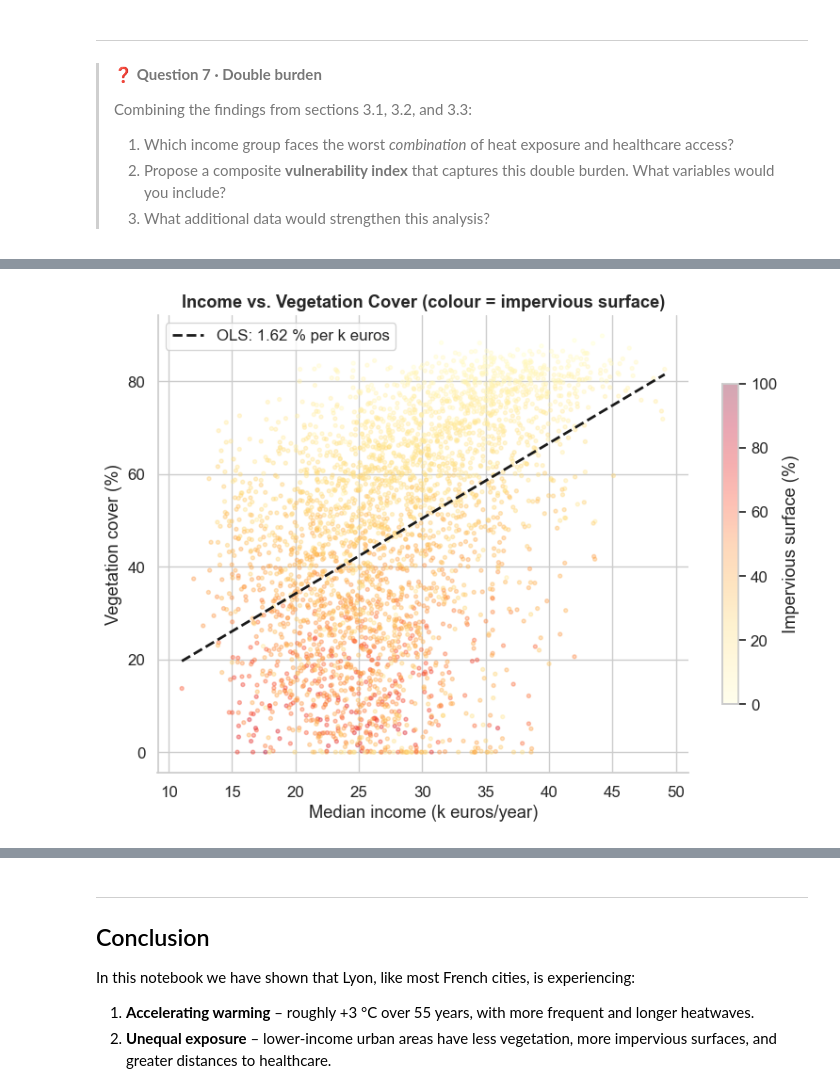
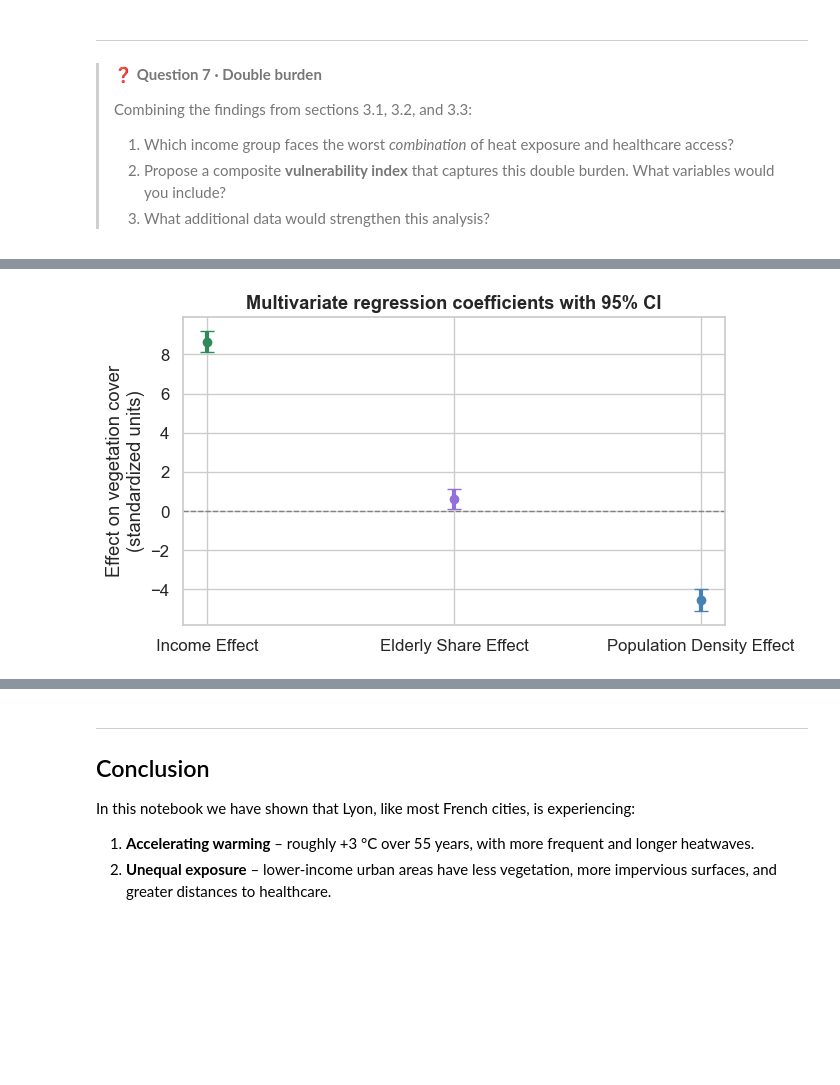
Before and after one commit to colinlenoble/TD1_sciencespo, a Jupyter notebook: uhi_lesson_with_questions.ipynb, the cells around one changed output, grey strips where cells are left out. Drawn from its saved outputs; the diff is of its cells as text; code cells hidden in the pictures; blank space fills up the shorter version.

```diff
--- a/uhi_lesson_with_questions.ipynb
+++ b/uhi_lesson_with_questions.ipynb
@@ -533,10 +847,16 @@ We now test whether socioeconomic status predicts exposure to heat risk factors.
 We divide the study area into **income deciles** (D1 = poorest 10%, D10 = richest 10%)
 and compare four indicators across deciles.
 # %%
-# Work only on polygons with population data and urban LCZ (class < 10)
-dt = lcz.dropna(subset=['ind_snv', 'ver', 'ror']).copy()
-dt = dt[dt['lcz_int'] < 10]     # exclude natural / rural zones
+# Convert the xarray dataset to a tabular dataframe
+lcz = ds_clip.to_dataframe().reset_index()
 
-dt['decile_snv'] = pd.qcut(dt['ind_snv'], 10, labels=False)
+# Work only on cells with population/income data and urban LCZ (class < 10)
+dt = lcz.dropna(subset=['lcz_int', 'ind_snv', 'ver', 'ror', 'dist_hospital',
+                        'dist_clinic', 'dist_doctors']).copy()
+dt = dt[dt['lcz_int'] < 10].copy()   # exclude natural / rural zones
+
+# Income deciles
+dt['decile_snv'] = pd.qcut(dt['ind_snv'].rank(method='first'), 10, labels=False)
+
 print(f"Urban polygons with income data: {len(dt):,}")
 # %% [output]
@@ -656,30 +1010,46 @@ A direct scatter plot at polygon level, coloured by impervious surface.
 # %%
-fig, ax = plt.subplots(figsize=(8, 6))
+import statsmodels.api as sm
 
-mask = dt['ind_snv'].notna() & dt['ver'].notna()
-sc = ax.scatter(dt.loc[mask, 'ind_snv'] / 1000,
-                dt.loc[mask, 'ver'],
-                c=dt.loc[mask, 'ror'],
-                cmap='YlOrRd', alpha=0.35, s=8, vmin=0, vmax=100)
-cbar = fig.colorbar(sc, ax=ax, shrink=0.7)
-cbar.set_label('Impervious surface (%)')
+ver_flat = dt['ver'].to_numpy(float)
+snv_flat = dt['ind_snv'].to_numpy(float)
+ind_flat = dt['ind'].to_numpy(float)
+elderly_rate = (dt['ind_80p'] / dt['ind']).to_numpy(float)
 
-# OLS line
-Xs = dt.loc[mask, 'ind_snv'].values / 1000
-Ys = dt.loc[mask, 'ver'].values
-sl, ic = np.polyfit(Xs, Ys, 1)
-Xline = np.linspace(Xs.min(), Xs.max(), 200)
-ax.plot(Xline, ic + sl * Xline, 'k--', linewidth=2,
-        label=f'OLS: {sl:.2f} % per k euros')
+#normalize everything to have comparable scales (k€ for income, % for elderly share)
+from sklearn.preprocessing import StandardScaler
+scaler = StandardScaler()
+snv_scaled = scaler.fit_transform(snv_flat.reshape(-1, 1)).flatten()
+elderly_scaled = scaler.fit_transform(elderly_rate.reshape(-1, 1)).flatten()
+ind_scaled = scaler.fit_transform(ind_flat.reshape(-1, 1)).flatten()
 
-ax.set_xlabel('Median income (k euros/year)')
-ax.set_ylabel('Vegetation cover (%)')
-ax.set_title('Income vs. Vegetation Cover (colour = impervious surface)',
-             fontweight='bold')
-ax.legend(frameon=True)
-sns.despine()
-plt.tight_layout()
-plt.show()
+# Prepare data
+mask = np.isfinite(ver_flat) & np.isfinite(snv_flat) & np.isfinite(elderly_rate)
 
-print(f"Correlation (income, vegetation): {np.corrcoef(Xs, Ys)[0,1]:.3f}")
+X = sm.add_constant(np.column_stack([
+    snv_scaled[mask] ,       # income in k€
+    elderly_scaled[mask],     # elderly share in percentage points
+    ind_scaled[mask],       # population density in thousands per km²
+]))
+y = ver_flat[mask]  # vegetation cover in percentage points
+model = sm.OLS(y, X).fit()
+
+# Coefficients + confidence intervals
+coefs = model.params[1:]       # exclude intercept
+conf = model.conf_int()
+if isinstance(conf, np.ndarray):
+    conf = pd.DataFrame(conf, columns=["low", "high"])
+conf = conf.iloc[1:]  # drop intercept
+labels = ["Income Effect", "Elderly Share Effect", "Population Density Effect"]
+colors = ['seagreen', 'mediumpurple', 'steelblue']
+
+fig, ax = plt.subplots(figsize=(7, 4))
+for idx, (label, coef, color) in enumerate(zip(labels, coefs, colors)):
+    ax.errorbar(idx, coef,
+                yerr=[[coef - conf["low"].iloc[idx]], [conf["high"].iloc[idx] - coef]],
+                fmt='o', color=color, ecolor=color, elinewidth=3, capsize=5)
+ax.set_xticks(range(len(labels)))
+ax.set_xticklabels(labels)
+ax.axhline(0, color='gray', linestyle='--', linewidth=1)
+ax.set_ylabel("Effect on vegetation cover\n(standardized units)")
+ax.set_title("Multivariate regression coefficients with 95% CI", fontweight='bold')
 # %% [output]
@@ -686 +1057 @@ print(f"Correlation (income, vegetation): {np.corrcoef(Xs, Ys)[0,1]:.3f}")
-[figure, old version]
+[figure, new version]
```
Also changed, not shown: parts of 49 cells of this notebook, 3 other files.
